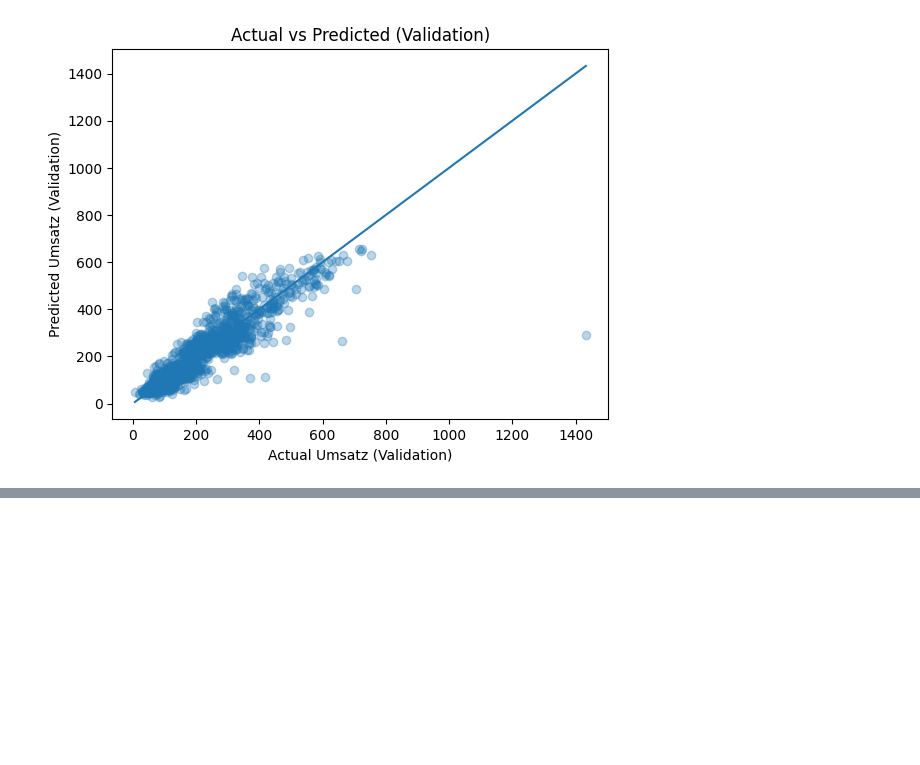
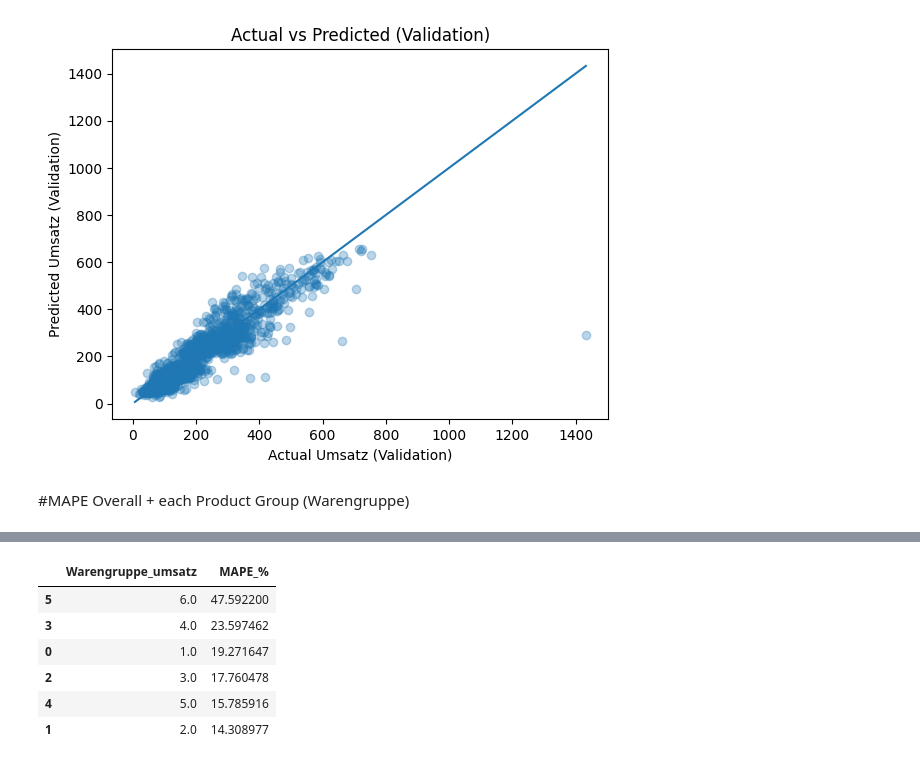
Before and after one commit to Awais16/bakery_sales_prediction, a Jupyter notebook: 3_Model/01_NN_best_clean.ipynb, the cells around one changed output, grey strips where cells are left out. Cells and saved outputs as stored; diff of their text form; code cells hidden in the pictures; blank space fills up the shorter version.

Commit message:
Add overall MAPE and MAPE by product group on validation

```diff
--- a/3_Model/01_NN_best_clean.ipynb
+++ b/3_Model/01_NN_best_clean.ipynb
@@ -222,3 +222,32 @@ plt.show()
 # %% [output]
 58/58 ━━━━━━━━━━━━━━━━━━━━ 0s 1ms/step
 [figure]
+# %% [markdown]
+#MAPE Overall + each Product Group (Warengruppe)
+# %%
+import pandas as pd
+import numpy as np
+
+# Predictions on validation
+pred_val = model.predict(X_val_p).ravel()
+pred_val = np.clip(pred_val, 0, None)
+
+# overall MAPE
+overall_mape = np.mean(np.abs((y_val.values - pred_val) / y_val.values)) * 100
+print(f"Overall Validation MAPE: {overall_mape:.2f}%")
+
+# per-group MAPE
+val_results = df_val[["Warengruppe_umsatz"]].copy()
+val_results["y_true"] = y_val.values
+val_results["y_pred"] = pred_val
+
+mape_by_group = (
+    val_results
+    .groupby("Warengruppe_umsatz")
+    .apply(lambda g: np.mean(np.abs((g["y_true"] - g["y_pred"]) / g["y_true"])) * 100)
+    .reset_index(name="MAPE_%")
+    .sort_values("MAPE_%", ascending=False)
+)
+
+display(mape_by_group)
+# %% [output]
@@ -224,0 +256,7 @@ plt.show()
+|  | Warengruppe_umsatz | MAPE_% |
+| 5 | 6.0 | 47.592200 |
+| 3 | 4.0 | 23.597462 |
+| 0 | 1.0 | 19.271647 |
+| 2 | 3.0 | 17.760478 |
+| 4 | 5.0 | 15.785916 |
+| 1 | 2.0 | 14.308977 |
```
Also changed, not shown: parts of 1 cell of this notebook.
